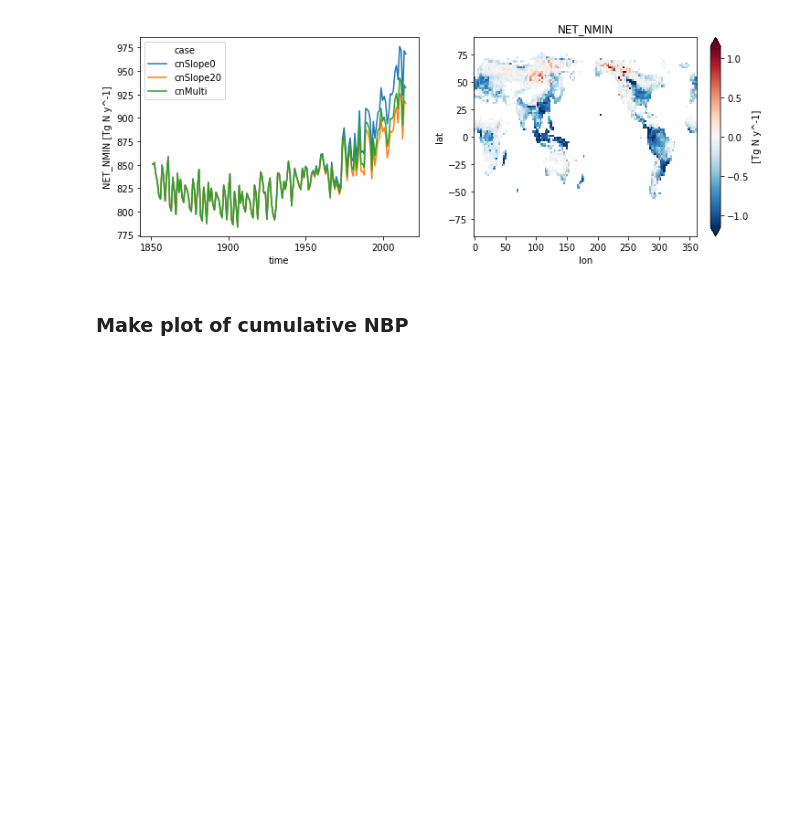
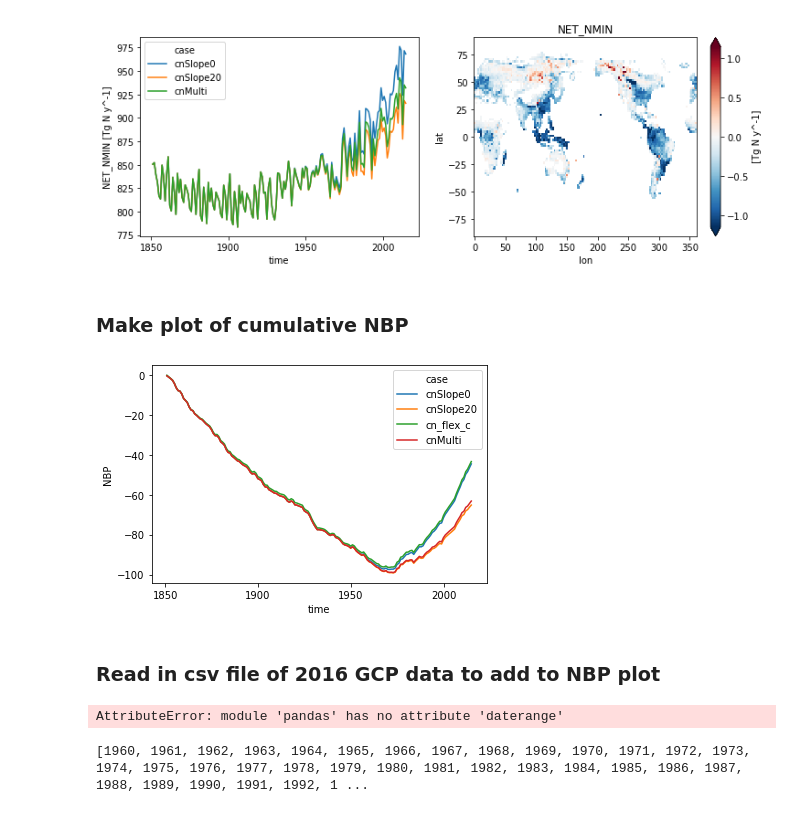
Before and after one commit to emhauser/Foliar-Stoichiometry_CO2, a Jupyter notebook: CNMulti.ipynb, the cells around one changed output. Cells and saved outputs as stored; diff of their text form; code cells hidden in the pictures; blank space fills up the shorter version.

```diff
--- a/CNMulti.ipynb
+++ b/CNMulti.ipynb
@@ -413,3 +414,13 @@ for i in range(3):
 [figure]
 # %% [markdown]
 ### Make plot of cumulative NBP
+# %%
+# Cumulative annual flux over time
+cNBP = {}
+cNBP['NBP'] = ann_glob['NBP'].cumsum(dim='time').load()
+# %%
+cNBP['NBP'].plot(hue = 'case');
+# %% [output]
+[figure, added]
+# %% [markdown]
+### Read in csv file of 2016 GCP data to add to NBP plot
@@ -415,0 +429,21 @@ for i in range(3):
+# %%
+UC = 0.8
+landHigh = gcp.Land - gcp.LULCC + UC
+landLow = gcp.Land - gcp.LULCC - UC
+land = gcp.Land- gcp.LULCC
+cum_Land = land.cumsum()
+cum_LandH = landHigh.cumsum()
+cum_LandL =  landLow.cumsum()
+# %% [output]
+AttributeError: module 'pandas' has no attribute 'daterange'
+# %%
+from datetime import date
+
+start = date(1960, 1, 1)
+end = date(2016, 1, 1)
+
+year_range = [year for year in range(start.year, end.year +1)]
+
+print(year_range)
+# %% [output]
+[1960, 1961, 1962, 1963, 1964, 1965, 1966, 1967, 1968, 1969, 1970, 1971, 1972, 1973, 1974, 1975, 1976, 1977, 1978, 1979, 1980, 1981, 1982, 1983, 1984, 1985, 1986, 1987, 1988, 1989, 1990, 1991, 1992, 1 ...
```
Also changed, not shown: parts of 4 cells of this notebook.
